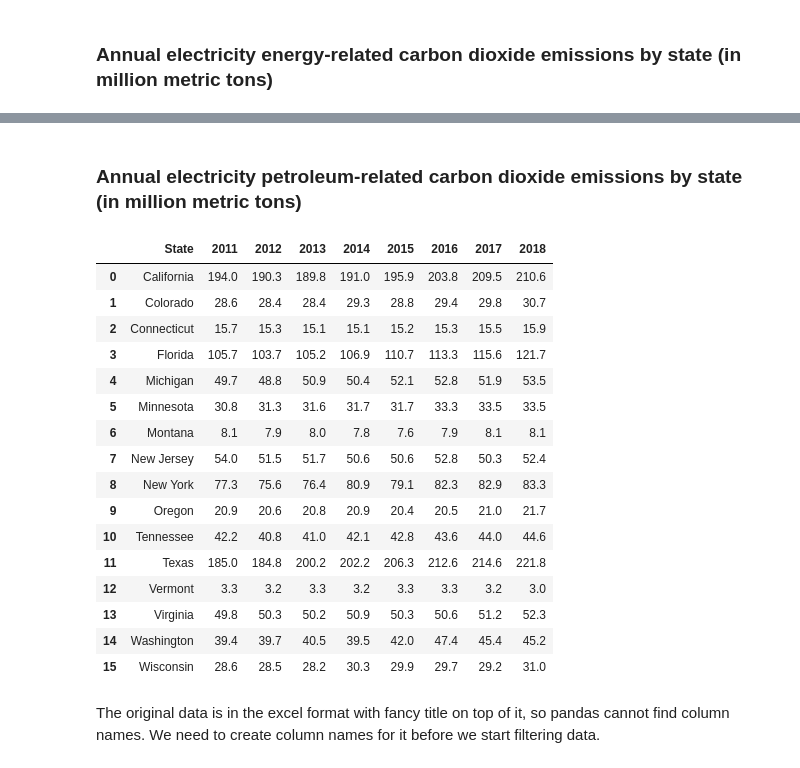
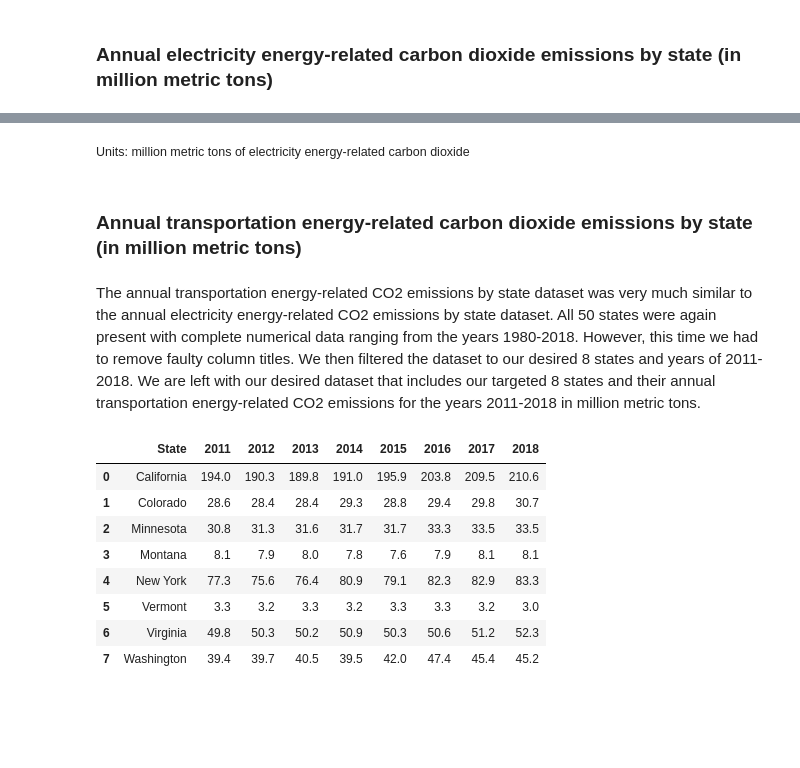
Before and after one commit to michaelgranado/EV-Count-and-CO2-Emissions-Project, a Jupyter notebook: DataCheckpointGroup039-Wi22.ipynb, the cells around one changed output, grey strips where cells are left out. Drawn from its saved outputs; the diff is of its cells as text; code cells hidden in the pictures; blank space fills up the shorter version.

```diff
--- a/DataCheckpointGroup039-Wi22.ipynb
+++ b/DataCheckpointGroup039-Wi22.ipynb
@@ -45,16 +50,15 @@ Is there a relationship between a state's number of electric vehicles and its to
 # Setup
 # %%
 # Libraries that will be used
+import pandas as pd
 import numpy as np
-import pandas as pd
 
 # Display options for Pandas DataFrames
 pd.set_option("display.max_columns", None)
 pd.set_option("display.max_rows", None)
 
 # List of states that the data will be filtered by
-states = ["California", "Colorado", "Connecticut", "Florida", "Montana", "Michigan", "Minnesota", "New Jersey",
-            "New York", "Oregon", "Tennessee", "Texas", "Vermont", "Virginia", "Washington", "Wisconsin"]
+states = ["California", "Colorado", "Montana", "Minnesota", "New York", "Vermont", "Virginia", "Washington"]
 
 # List of years that the data will be filtered by (2011-2018 inclusive)
 years = range(2011,2019)
@@ -224,40 +234,34 @@ This data is very clean as information for all states listed is provided. The on
+# %% [markdown]
+  <p style="margin-left:2.5em"><small> Units: million metric tons of electricity energy-related carbon dioxide<small></p>
 # %% [markdown]
-### Annual electricity petroleum-related carbon dioxide emissions by state (in million metric tons)
+### Annual transportation energy-related carbon dioxide emissions by state (in million metric tons)
+# %% [markdown]
+The annual transportation energy-related CO2 emissions by state dataset was very much similar to the annual electricity energy-related CO2 emissions by state dataset. All 50 states were again present with complete numerical data ranging from the years 1980-2018. However, this time we had to remove faulty column titles. We then filtered the dataset to our desired 8 states and years of 2011-2018. We are left with our desired dataset that includes our targeted 8 states and their annual transportation energy-related CO2 emissions for the years 2011-2018 in million metric tons.
 # %%
-## Annual electricity petroleum-related carbon dioxide emissions by state
+## Annual transportation energy-related carbon dioxide emissions by state
 
-# Reading in the dataset as a excel
-transportation_CO2_by_state = pd.read_excel("datawrangling/annual_transportation_related_CO2_emissions.xlsx")
+# Remove useless data column names
+transportation_energy_CO2_em_by_state.drop(transportation_energy_CO2_em_by_state.columns[1:32], axis=1, inplace=True)
 
-# Create column names for the table (and filtering from the years 2011 to 2018)
-transportation_CO2_by_state = transportation_CO2_by_state.iloc[1:-4,:-2]
-transportation_CO2_by_state.drop(transportation_CO2_by_state.iloc[:,1:-8], axis = "columns", inplace = True)
-str_years = [str(i) for i in years]
-transportation_CO2_by_state.columns = ["State"] + str_years
+# Drop years that are not 2011-2018
+transportation_energy_CO2_em_by_state  = transportation_energy_CO2_em_by_state.iloc[2:, 0:9]
+transportation_energy_CO2_em_by_state.columns = ["State","2011", "2012", "2013", "2014", "2015", "2016", "2017", "2018"]
 
 # Filtering by the states in the EV dataset
-transportation_CO2_by_state = transportation_CO2_by_state.loc[transportation_CO2_by_state["State"].isin(states)]
+transportation_energy_CO2_em_by_state = transportation_energy_CO2_em_by_state.loc[(transportation_energy_CO2_em_by_state["State"].isin(states))]
 
 # Resetting the indices of the dataframe
-transportation_CO2_by_state.reset_index(drop=True, inplace = True)
-transportation_CO2_by_state
+transportation_energy_CO2_em_by_state.reset_index(drop=True, inplace=True)
+
+#transportation_energy_CO2_em_by_state
+transportation_energy_CO2_em_by_state
 # %% [output]
 |  | State | 2011 | 2012 | 2013 | 2014 | 2015 | 2016 | 2017 | 2018 |
 | 0 | California | 194.0 | 190.3 | 189.8 | 191.0 | 195.9 | 203.8 | 209.5 | 210.6 |
 | 1 | Colorado | 28.6 | 28.4 | 28.4 | 29.3 | 28.8 | 29.4 | 29.8 | 30.7 |
-| 2 | Connecticut | 15.7 | 15.3 | 15.1 | 15.1 | 15.2 | 15.3 | 15.5 | 15.9 |
-| 3 | Florida | 105.7 | 103.7 | 105.2 | 106.9 | 110.7 | 113.3 | 115.6 | 121.7 |
-| 4 | Michigan | 49.7 | 48.8 | 50.9 | 50.4 | 52.1 | 52.8 | 51.9 | 53.5 |
-| 5 | Minnesota | 30.8 | 31.3 | 31.6 | 31.7 | 31.7 | 33.3 | 33.5 | 33.5 |
-| 6 | Montana | 8.1 | 7.9 | 8.0 | 7.8 | 7.6 | 7.9 | 8.1 | 8.1 |
-| 7 | New Jersey | 54.0 | 51.5 | 51.7 | 50.6 | 50.6 | 52.8 | 50.3 | 52.4 |
-| 8 | New York | 77.3 | 75.6 | 76.4 | 80.9 | 79.1 | 82.3 | 82.9 | 83.3 |
-| 9 | Oregon | 20.9 | 20.6 | 20.8 | 20.9 | 20.4 | 20.5 | 21.0 | 21.7 |
-| 10 | Tennessee | 42.2 | 40.8 | 41.0 | 42.1 | 42.8 | 43.6 | 44.0 | 44.6 |
-| 11 | Texas | 185.0 | 184.8 | 200.2 | 202.2 | 206.3 | 212.6 | 214.6 | 221.8 |
-| 12 | Vermont | 3.3 | 3.2 | 3.3 | 3.2 | 3.3 | 3.3 | 3.2 | 3.0 |
-| 13 | Virginia | 49.8 | 50.3 | 50.2 | 50.9 | 50.3 | 50.6 | 51.2 | 52.3 |
-| 14 | Washington | 39.4 | 39.7 | 40.5 | 39.5 | 42.0 | 47.4 | 45.4 | 45.2 |
-| 15 | Wisconsin | 28.6 | 28.5 | 28.2 | 30.3 | 29.9 | 29.7 | 29.2 | 31.0 |
+| 2 | Minnesota | 30.8 | 31.3 | 31.6 | 31.7 | 31.7 | 33.3 | 33.5 | 33.5 |
+| 3 | Montana | 8.1 | 7.9 | 8.0 | 7.8 | 7.6 | 7.9 | 8.1 | 8.1 |
+| 4 | New York | 77.3 | 75.6 | 76.4 | 80.9 | 79.1 | 82.3 | 82.9 | 83.3 |
+| 5 | Vermont | 3.3 | 3.2 | 3.3 | 3.2 | 3.3 | 3.3 | 3.2 | 3.0 |
+| 6 | Virginia | 49.8 | 50.3 | 50.2 | 50.9 | 50.3 | 50.6 | 51.2 | 52.3 |
+| 7 | Washington | 39.4 | 39.7 | 40.5 | 39.5 | 42.0 | 47.4 | 45.4 | 45.2 |
-# %% [markdown]
-The original data is in the excel format with fancy title on top of it, so pandas cannot find column names. We need to create column names for it before we start filtering data.
```
Also changed, not shown: parts of 19 cells of this notebook.
